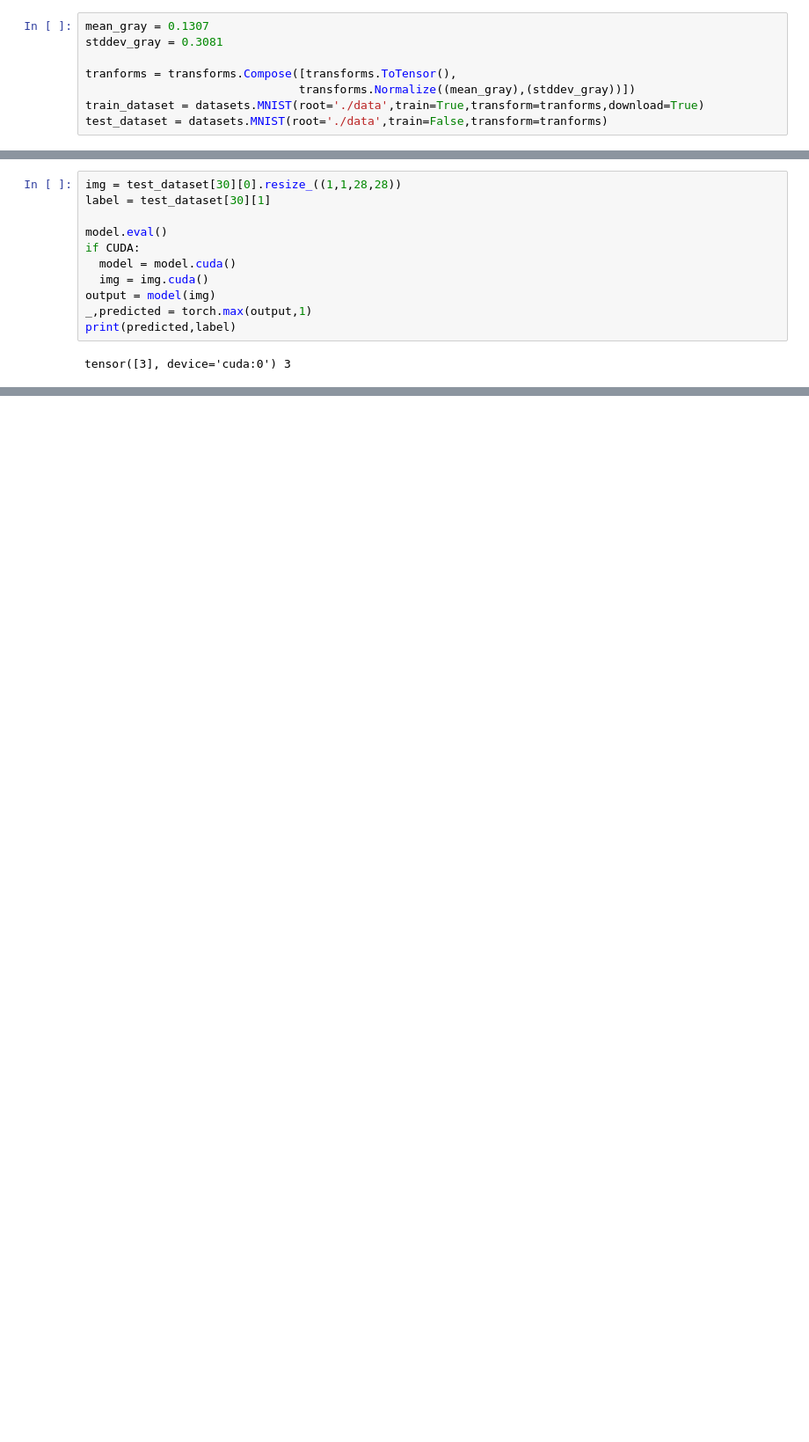
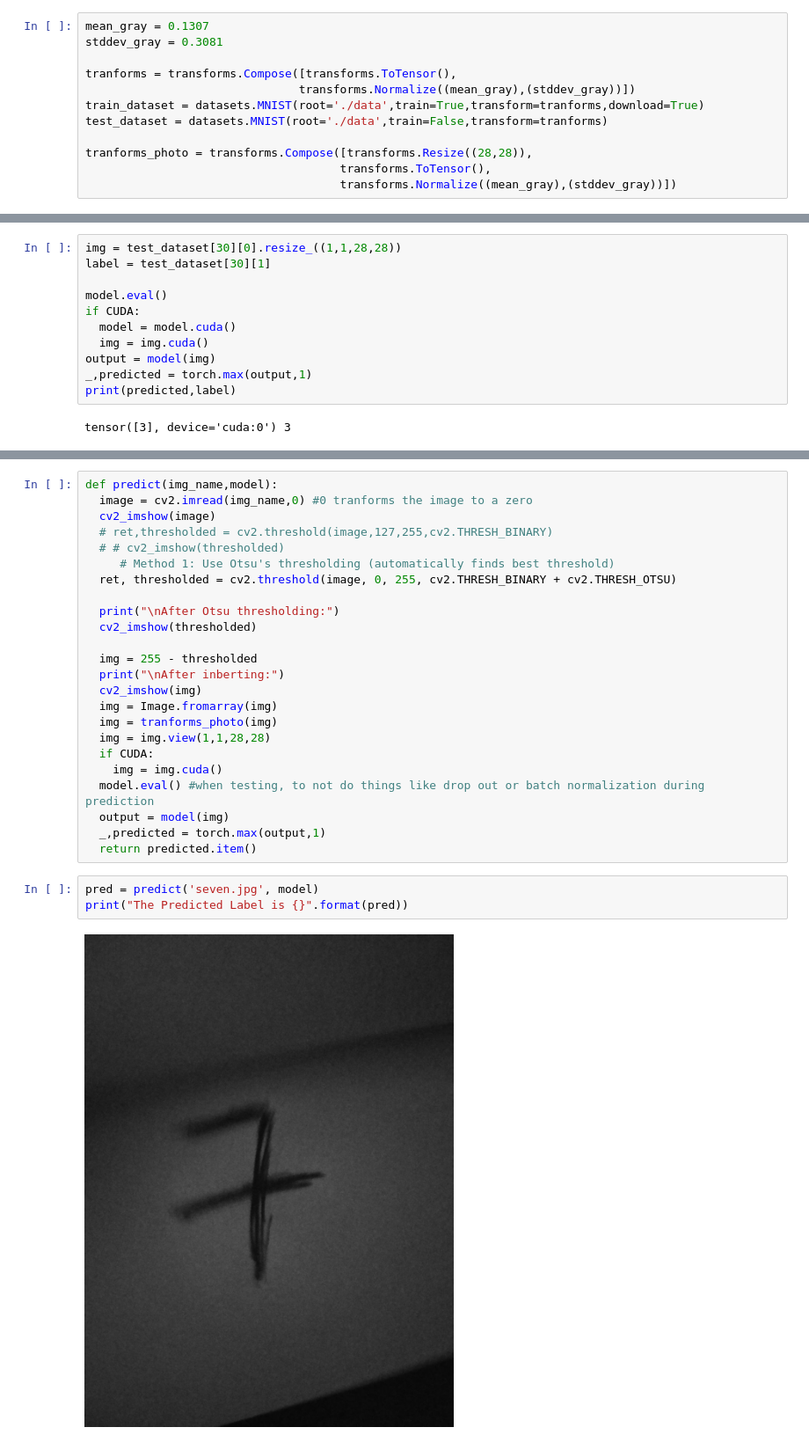
Before and after one commit to fMurugi/complete-neural-network-course, a Jupyter notebook: CNN_MNIST.ipynb, the cells around one changed output, grey strips where cells are left out. Shown at 88% size. Drawn from its saved outputs; the diff is of its cells as text; blank space fills up the shorter version.

Commit message:
feat: make prediction of your own hand writing

```diff
--- a/CNN_MNIST.ipynb
+++ b/CNN_MNIST.ipynb
@@ -13,6 +16,10 @@ tranforms = transforms.Compose([transforms.ToTensor(),
                                transforms.Normalize((mean_gray),(stddev_gray))])
 train_dataset = datasets.MNIST(root='./data',train=True,transform=tranforms,download=True)
 test_dataset = datasets.MNIST(root='./data',train=False,transform=tranforms)
+
+tranforms_photo = transforms.Compose([transforms.Resize((28,28)),
+                                     transforms.ToTensor(),
+                                     transforms.Normalize((mean_gray),(stddev_gray))])
 # %% [markdown]
 Visualize  images
 # %%
@@ -182,0 +192,29 @@ tensor([3], device='cuda:0') 3
+# %%
+def predict(img_name,model):
+  image = cv2.imread(img_name,0) #0 tranforms the image to a zero
+  cv2_imshow(image)
+  # ret,thresholded = cv2.threshold(image,127,255,cv2.THRESH_BINARY)
+  # # cv2_imshow(thresholded)
+     # Method 1: Use Otsu's thresholding (automatically finds best threshold)
+  ret, thresholded = cv2.threshold(image, 0, 255, cv2.THRESH_BINARY + cv2.THRESH_OTSU)
+
+  print("\nAfter Otsu thresholding:")
+  cv2_imshow(thresholded)
+
+  img = 255 - thresholded
+  print("\nAfter inberting:")
+  cv2_imshow(img)
+  img = Image.fromarray(img)
+  img = tranforms_photo(img)
+  img = img.view(1,1,28,28)
+  if CUDA:
+    img = img.cuda()
+  model.eval() #when testing, to not do things like drop out or batch normalization during prediction
+  output = model(img)
+  _,predicted = torch.max(output,1)
+  return predicted.item()
+# %%
+pred = predict('seven.jpg', model)
+print("The Predicted Label is {}".format(pred))
+# %% [output]
+[figure, added]
```
Also changed, not shown: parts of 6 cells of this notebook.
